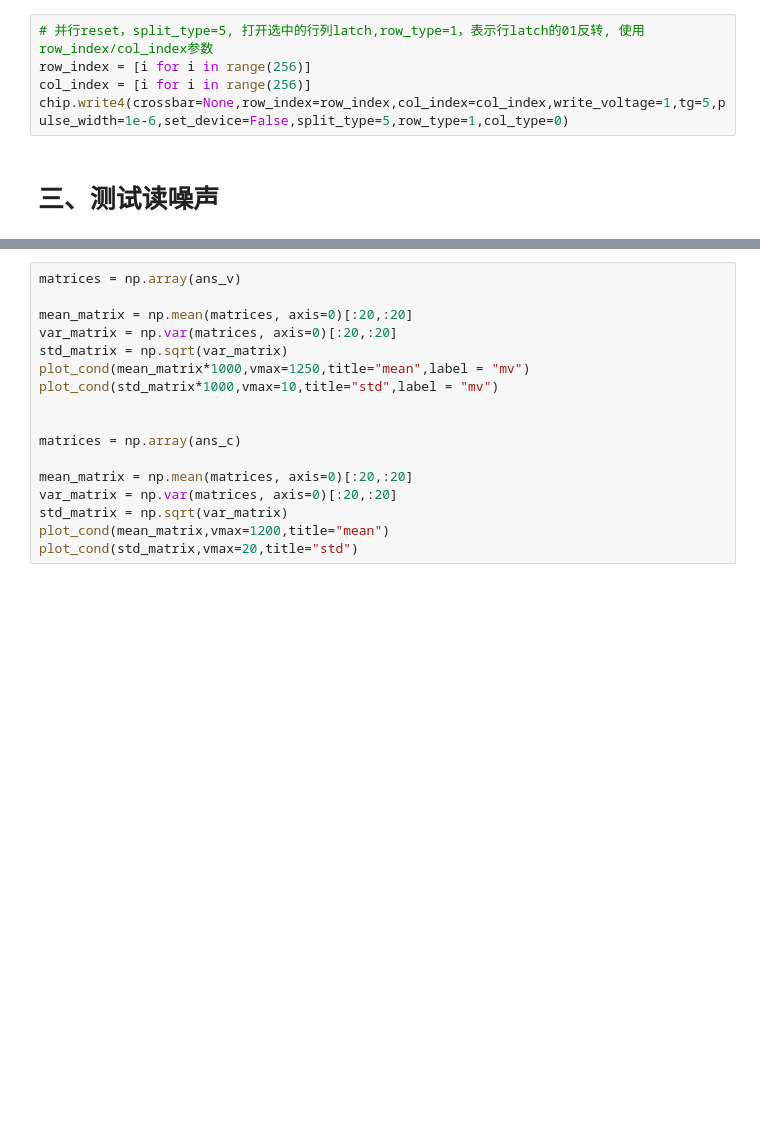
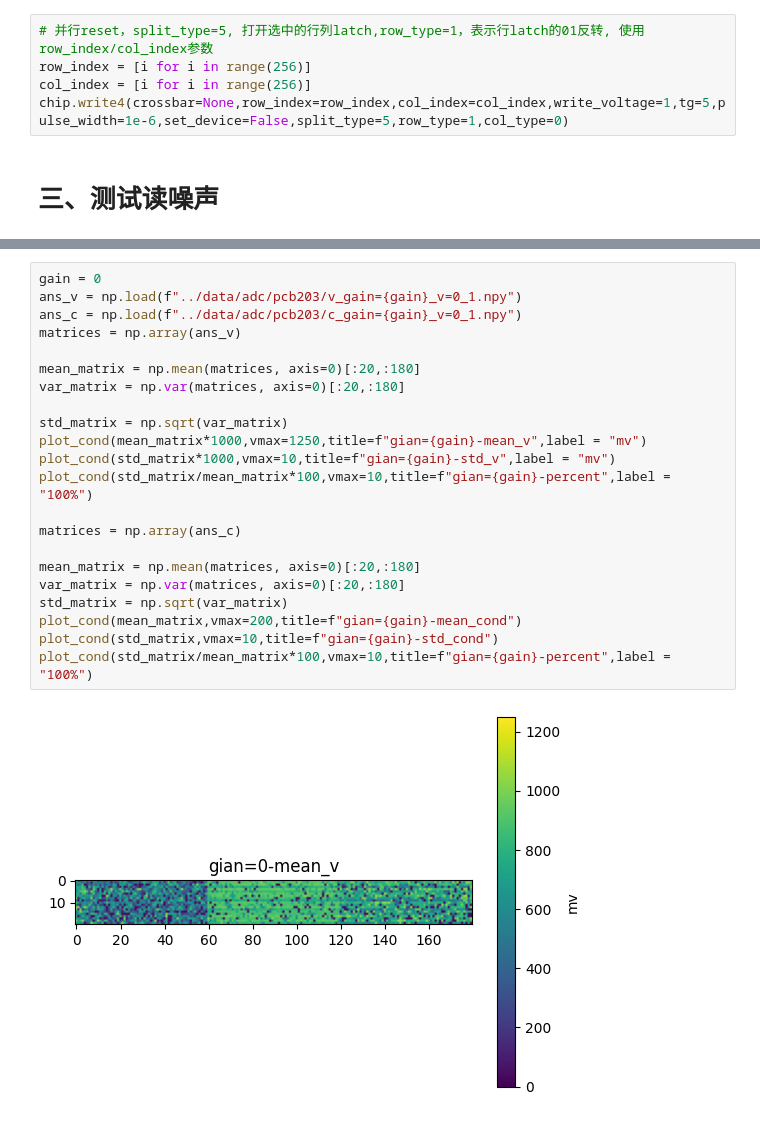
Before and after one commit to bei-meng/host_computer, a Jupyter notebook: examples/ECRAM-ReRAM读写示例.ipynb, the cells around one changed output, grey strips where cells are left out. Cells and saved outputs as stored; diff of their text form; blank space fills up the shorter version.

```diff
--- a/examples/ECRAM-ReRAM读写示例.ipynb
+++ b/examples/ECRAM-ReRAM读写示例.ipynb
@@ -168,17 +197,24 @@ for i in range(100):
 # %%
+gain = 0
+ans_v = np.load(f"../data/adc/pcb203/v_gain={gain}_v=0_1.npy")
+ans_c = np.load(f"../data/adc/pcb203/c_gain={gain}_v=0_1.npy")
 matrices = np.array(ans_v)
 
-mean_matrix = np.mean(matrices, axis=0)[:20,:20]
-var_matrix = np.var(matrices, axis=0)[:20,:20]
+mean_matrix = np.mean(matrices, axis=0)[:20,:180]
+var_matrix = np.var(matrices, axis=0)[:20,:180]
+
 std_matrix = np.sqrt(var_matrix)
-plot_cond(mean_matrix*1000,vmax=1250,title="mean",label = "mv")
-plot_cond(std_matrix*1000,vmax=10,title="std",label = "mv")
-
+plot_cond(mean_matrix*1000,vmax=1250,title=f"gian={gain}-mean_v",label = "mv")
+plot_cond(std_matrix*1000,vmax=10,title=f"gian={gain}-std_v",label = "mv")
+plot_cond(std_matrix/mean_matrix*100,vmax=10,title=f"gian={gain}-percent",label = "100%")
 
 matrices = np.array(ans_c)
 
-mean_matrix = np.mean(matrices, axis=0)[:20,:20]
-var_matrix = np.var(matrices, axis=0)[:20,:20]
+mean_matrix = np.mean(matrices, axis=0)[:20,:180]
+var_matrix = np.var(matrices, axis=0)[:20,:180]
 std_matrix = np.sqrt(var_matrix)
-plot_cond(mean_matrix,vmax=1200,title="mean")
-plot_cond(std_matrix,vmax=20,title="std")
+plot_cond(mean_matrix,vmax=200,title=f"gian={gain}-mean_cond")
+plot_cond(std_matrix,vmax=10,title=f"gian={gain}-std_cond")
+plot_cond(std_matrix/mean_matrix*100,vmax=10,title=f"gian={gain}-percent",label = "100%")
+# %% [output]
+[figure, added]
```
Also changed, not shown: parts of 7 cells of this notebook, 33 other files.
